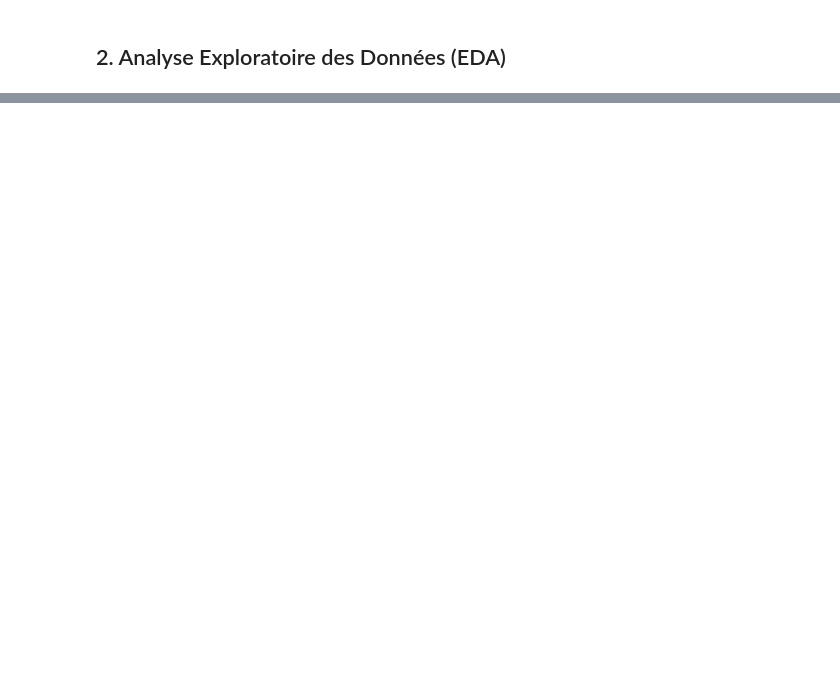
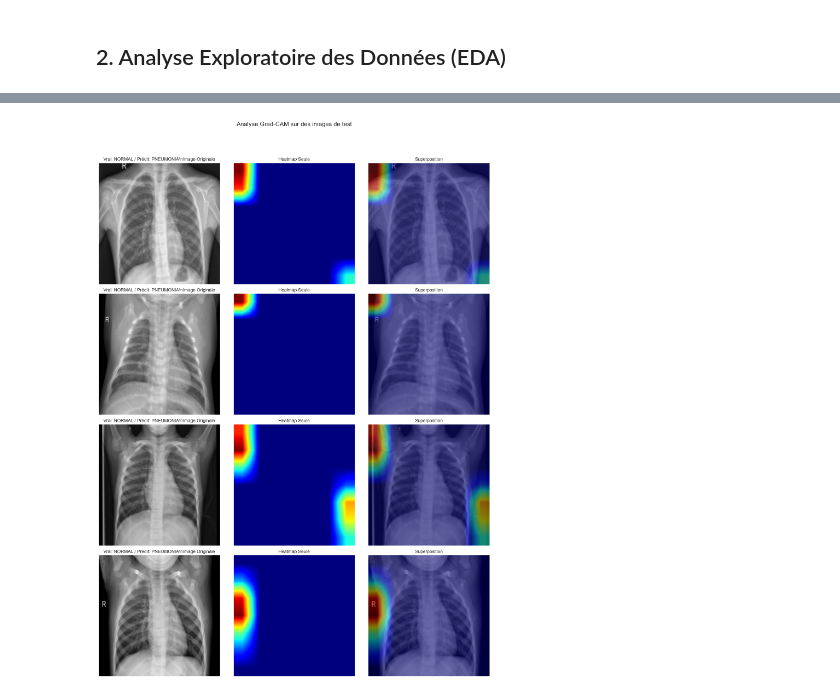
Before and after one commit to XavierSchaefer/Zoidberg, a Jupyter notebook: Zoidberg_unifié.ipynb, the cells around one changed output, grey strips where cells are left out. Saved outputs shown, nothing was run; the diff lists cells and outputs as text; code cells hidden in the pictures; blank space fills up the shorter version.

```diff
--- a/Zoidberg_unifié.ipynb
+++ b/Zoidberg_unifié.ipynb
@@ -378,0 +448,90 @@ Le modèle ` {best_params['arch']} ` final, avec son seuil de décision ajusté,
+# %%
+class GradCAM:
+    """
+    Classe Grad-CAM robuste pour visualiser les zones d'activation du modèle.
+    """
+    def __init__(self, model, target_layer):
+        self.model = model.eval()
+        self.target_layer = target_layer
+        self.activations = None
+        self.gradients = None
+        # Enregistrement des "hooks" pour capturer les activations et les gradients
+        self.fwd_hook = self.target_layer.register_forward_hook(self._forward_hook)
+        self.bwd_hook = self.target_layer.register_full_backward_hook(self._backward_hook)
+
+    def _forward_hook(self, module, input, output):
+        self.activations = output
+
+    def _backward_hook(self, module, grad_input, grad_output):
+        self.gradients = grad_output[0]
+
+    def generate_heatmap(self, input_tensor):
+        # 1. Obtenir la sortie du modèle (logit)
+        output = self.model(input_tensor)
+
+        # 2. Mettre les gradients à zéro et effectuer la rétropropagation
+        self.model.zero_grad()
+        # On fournit un gradient initial pour les modèles à sortie non-scalaire
+        output.backward(gradient=torch.ones_like(output), retain_graph=True)
+
+        # 3. Calculer la heatmap
+        # self.gradients ne devrait plus être None
+        pooled_gradients = torch.mean(self.gradients, dim=[0, 2, 3])
+        activations = self.activations.detach().clone()
+
+        for i in range(activations.shape[1]):
+            activations[:, i, :, :] *= pooled_gradients[i]
+
+        heatmap = torch.mean(activations, dim=1).squeeze().cpu()
+        heatmap = np.maximum(heatmap.numpy(), 0)
+        heatmap /= (np.max(heatmap) + 1e-8)
+
+        predicted_class_index = (torch.sigmoid(output).item() > final_threshold)
+        return heatmap, predicted_class_index
+
+    def remove_hooks(self):
+        self.fwd_hook.remove()
+        self.bwd_hook.remove()
+
+# --- Préparation du modèle pour Grad-CAM ---
+print("Préparation du modèle pour Grad-CAM...")
+
+# CORRECTION CLÉ : On s'assure que les couches cibles sont dégelées
+# On travaille sur une copie pour ne pas affecter le modèle final
+model_for_cam = copy.deepcopy(final_model).to(device)
+
+# Sélection et dégel de la couche cible
+if best_params.get('arch') == 'efficientnet_b0':
+    for param in model_for_cam.features[-1].parameters():
+        param.requires_grad = True
+    target_layer = model_for_cam.features[-1]
+else: # Pour ResNet18
+    for param in model_for_cam.layer4.parameters():
+        param.requires_grad = True
+    target_layer = model_for_cam.layer4
+
+# Instanciation de Grad-CAM sur le modèle modifié
+grad_cam = GradCAM(model_for_cam, target_layer)
+
+# --- Visualisation ---
+print("Génération des visualisations Grad-CAM...")
+num_images_to_show = 4
+fig, axs = plt.subplots(num_images_to_show, 3, figsize=(15, 5 * num_images_to_show))
+fig.suptitle('Analyse Grad-CAM sur des images de test', fontsize=16, y=1.02)
+
+for i, ax_row in enumerate(axs):
+    img_tensor, label = ds['test'][i * 50]
+    heatmap, pred_idx = grad_cam.generate_heatmap(img_tensor.unsqueeze(0).to(device))
+
+    img_display = np.clip(img_tensor.numpy().transpose((1, 2, 0)) * np.array([0.229, 0.224, 0.225]) + np.array([0.485, 0.456, 0.406]), 0, 1)
+    heatmap_resized = cv2.resize(heatmap, (IMAGE_SIZE, IMAGE_SIZE))
+
+    title = f'Vrai: {CLASSES[label]} / Prédit: {CLASSES[pred_idx]}'
+    ax_row[0].imshow(img_display); ax_row[0].set_title(f'{title}\\nImage Originale'); ax_row[0].axis('off')
+    ax_row[1].imshow(heatmap_resized, cmap='jet'); ax_row[1].set_title('Heatmap Seule'); ax_row[1].axis('off')
+    ax_row[2].imshow(img_display); ax_row[2].imshow(heatmap_resized, alpha=0.5, cmap='jet'); ax_row[2].set_title('Superposition'); ax_row[2].axis('off')
+
+grad_cam.remove_hooks() # Nettoyer les hooks après utilisation
+plt.tight_layout(rect=[0, 0, 1, 0.98])
+plt.show()
+# %% [output]
@@ -378,0 +540 @@ Le modèle ` {best_params['arch']} ` final, avec son seuil de décision ajusté,
+[figure, added]
```
Also changed, not shown: parts of 43 cells of this notebook.
